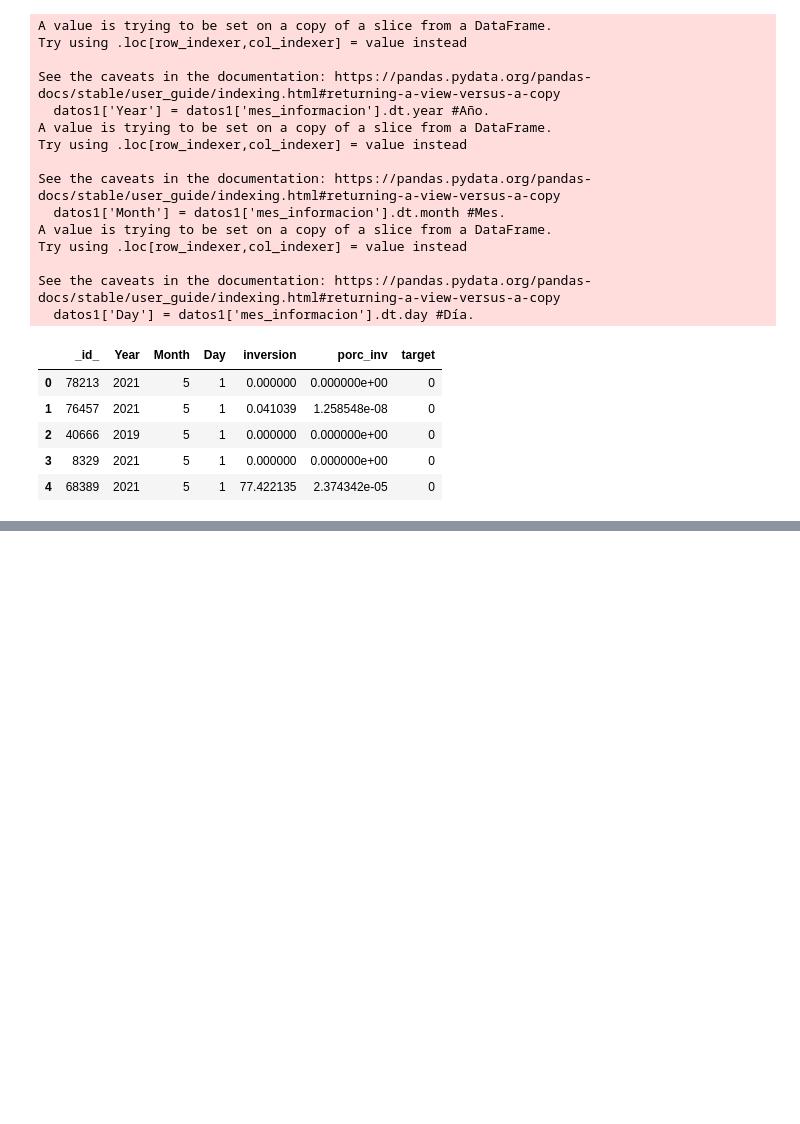
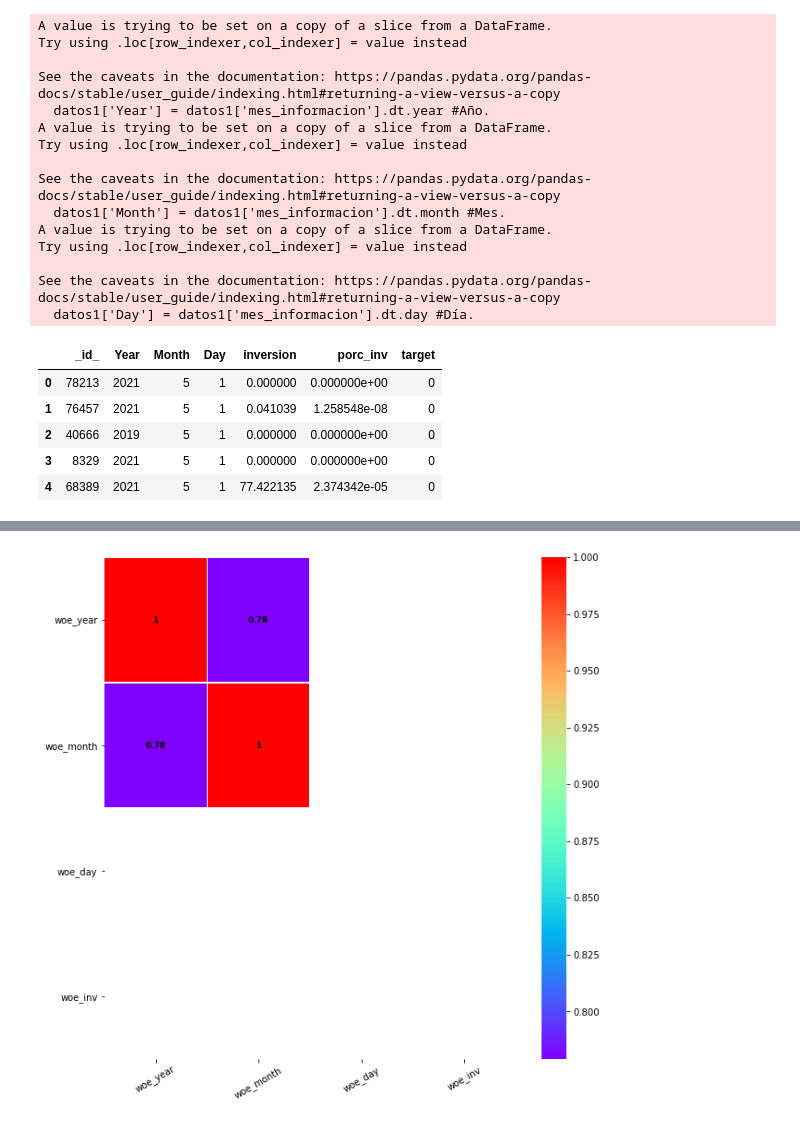
Before and after one commit to fjoh378/equipo_alfa_buena_maravilla_onda_dinamita_escuadron_lobo, a Jupyter notebook: Tarea_2/Tarea_2.ipynb, the cells around one changed output, grey strips where cells are left out. Saved outputs shown, nothing was run; the diff lists cells and outputs as text; code cells hidden in the pictures; blank space fills up the shorter version.

```diff
--- a/Tarea_2/Tarea_2.ipynb
+++ b/Tarea_2/Tarea_2.ipynb
@@ -123,0 +221,6 @@ rdy_table.head()
+# %%
+#Transformamos las variables a woe
+X_train["woe_year"]  = optb_year.transform(X_train["Year"], metric="woe")
+X_train["woe_month"] = optb_month.transform(X_train["Month"], metric="woe")
+X_train["woe_day"]   = optb_day.transform(X_train["Day"], metric="woe")
+X_train["woe_inv"]   = optb_inv.transform(X_train["inversion"], metric="woe")
@@ -123,0 +257,17 @@ rdy_table.head()
+# %%
+corre = X_train.iloc[ : , 6: ].corr()
+
+
+xticks = list(corre.index)
+yticks = list(corre.index)
+fig = plt.figure(figsize=(10,10))
+ax1 = fig.add_subplot(1, 1, 1)
+
+sns.heatmap(corre,annot=True,cmap="rainbow",ax=ax1,linewidths=.5,
+annot_kws={'size':9,'weight':'bold', 'color':'k'})
+
+ax1.set_xticklabels(xticks, rotation=30, fontsize=10)
+ax1.set_yticklabels(yticks, rotation=0, fontsize=10)
+plt.show()
+# %% [output]
+[figure, added]
```
Also changed, not shown: parts of 19 cells of this notebook.
